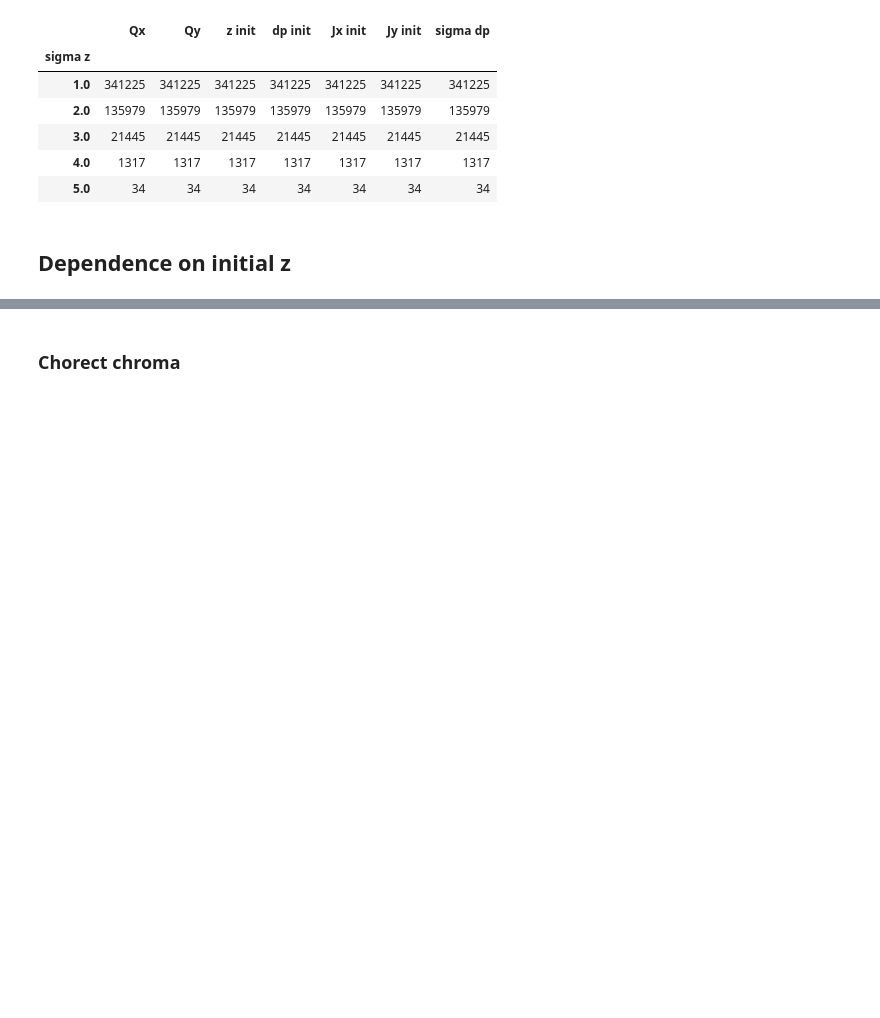
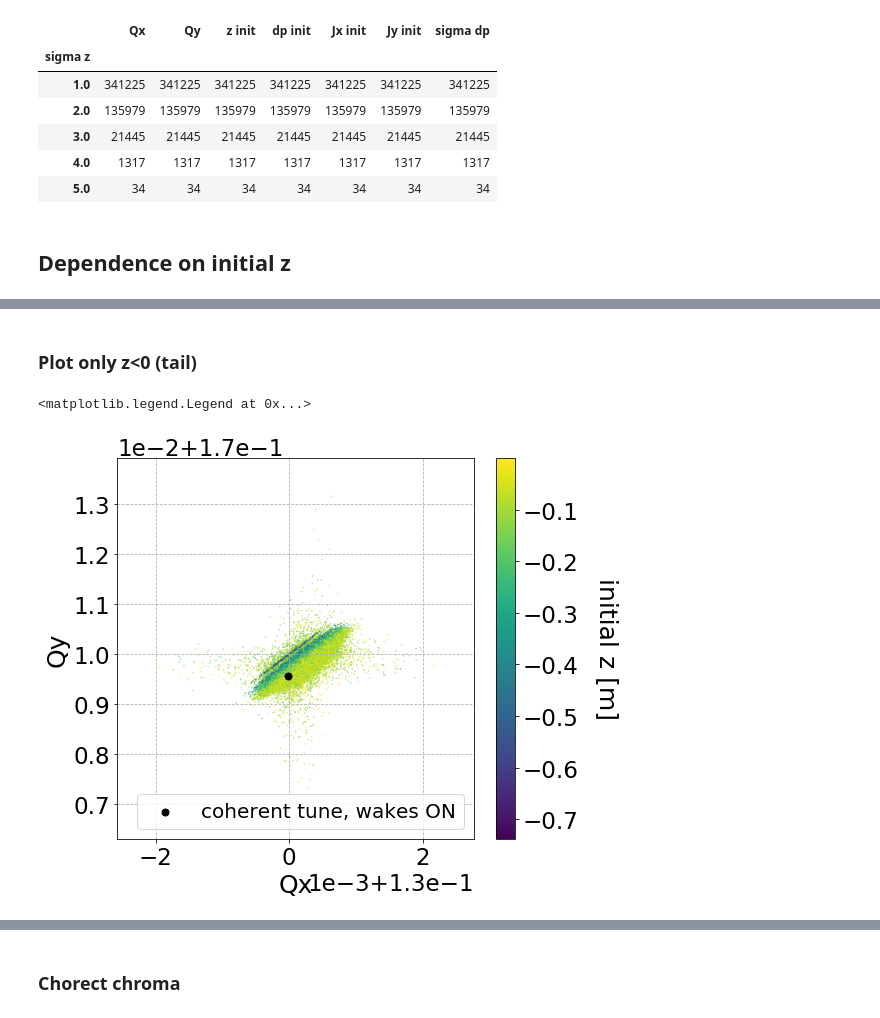
Before and after one commit to natriant/exploring_SPS, a Jupyter notebook: coherent_and_incoherent_tuneShift/job002_loadTuneData_plot_footprint.ipynb, the cells around one changed output, grey strips where cells are left out. Drawn from its saved outputs; the diff is of its cells as text; code cells hidden in the pictures; blank space fills up the shorter version.

```diff
--- a/coherent_and_incoherent_tuneShift/plot_footprint.ipynb
+++ b/coherent_and_incoherent_tuneShift/job002_loadTuneData_plot_footprint.ipynb
@@ -211 +212,26 @@ plt.legend(loc=4)
+# %% [markdown]
+### Plot only z<0 (tail)
+# %%
+df2 = df.loc[df['z init'] < 0 ]
+fig, ax = plt.subplots()
+
+vmin = np.min(df2['z init'])
+vmax= np.max(df2['z init'])
+
+cb2 = ax.scatter(df2['Qx'], df2['Qy'], c=df2['z init'], s=0.1, vmin=vmin, vmax=vmax, cmap='viridis')
+mpl2 = fig.colorbar(cb2)
+mpl2.set_label('initial z [m]', labelpad=40, rotation=270)#,fontsize=25)
+
+
+plt.xlabel('Qx')
+plt.ylabel('Qy')
+plt.grid(linestyle='dashed')
+plt.scatter(Qx_coherent_wakes, Qy_coherent_wakes, c='k', zorder=50, label='coherent tune, wakes ON')
+plt.ticklabel_format(axis='y', style='', scilimits=(-2,-2), useOffset=0.17)
+plt.ticklabel_format(axis='x', style='', scilimits=(-3,-3), useOffset=0.13)
+
+plt.legend(loc=4)
+# %% [output]
+<matplotlib.legend.Legend at 0x...>
+[figure, added]
 # %% [markdown]
```
Also changed, not shown: parts of 11 cells of this notebook, 2 other files.
